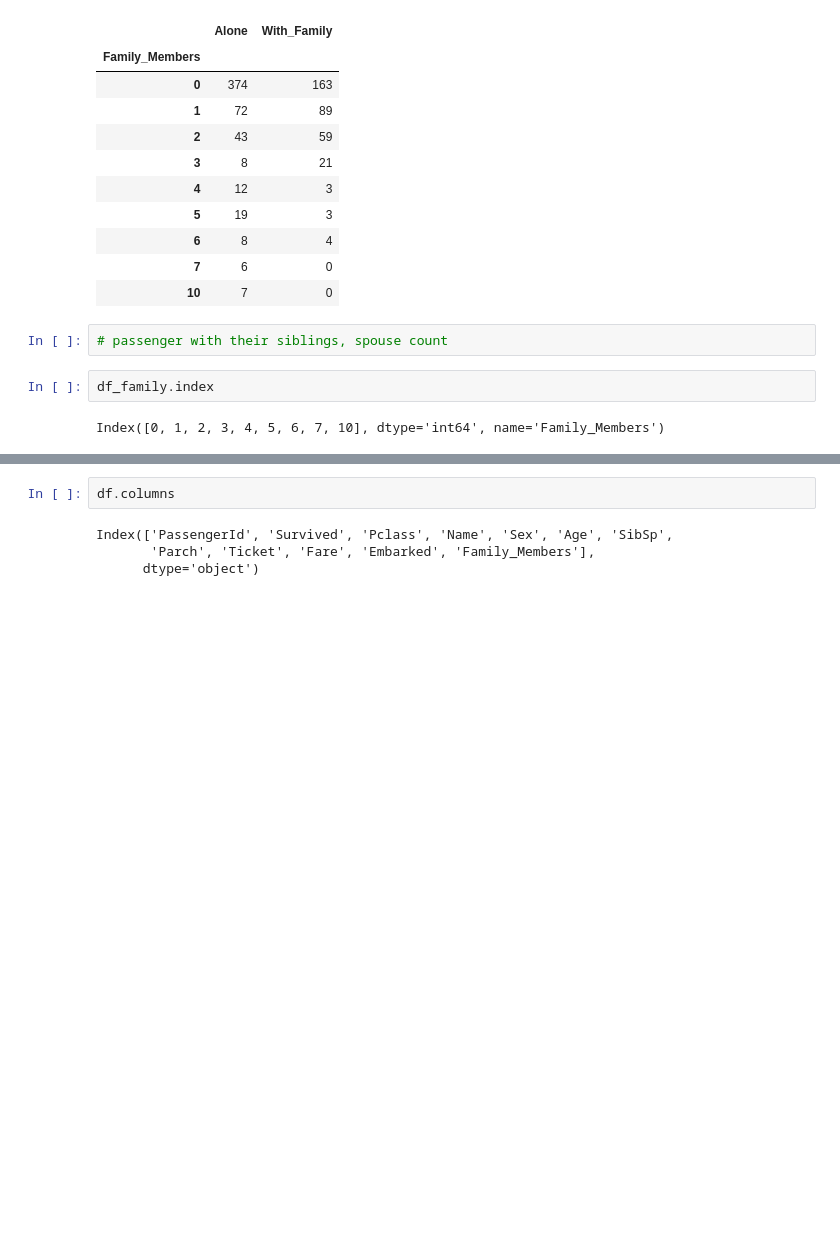
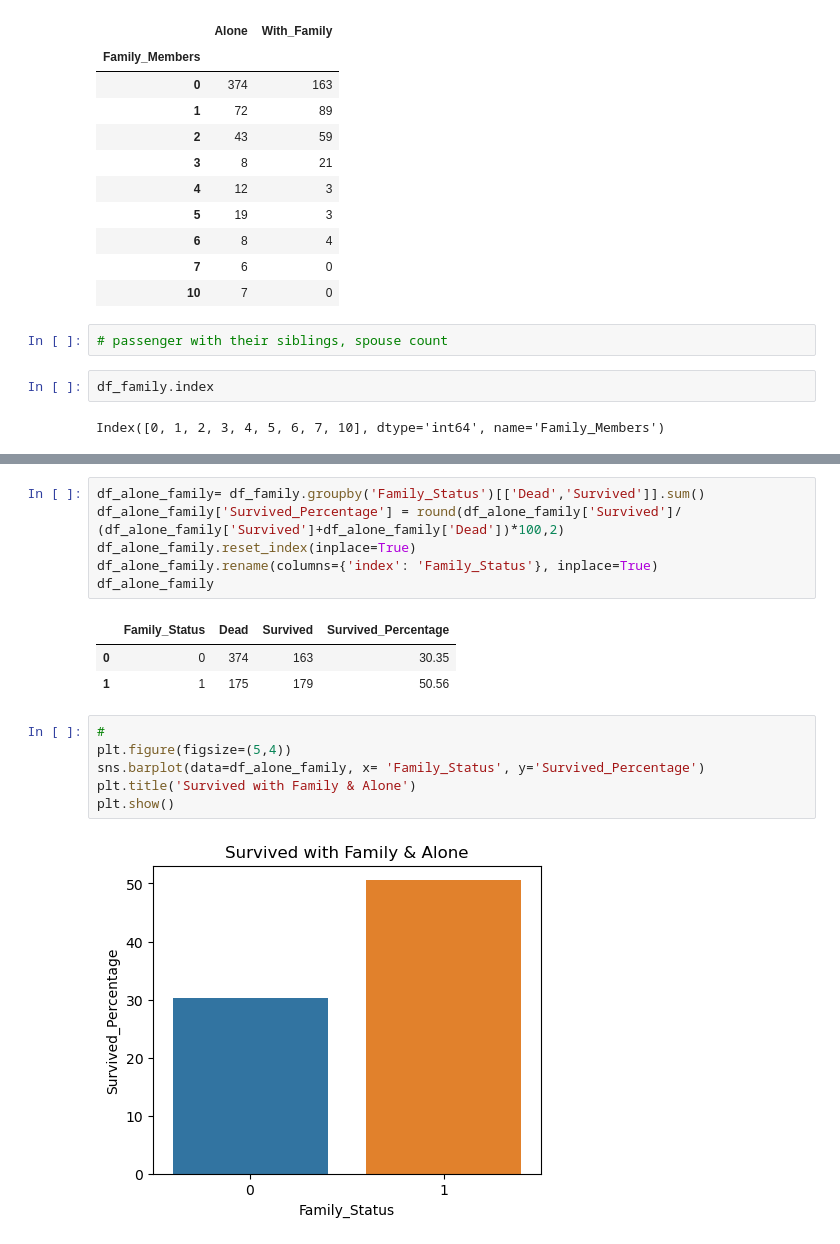
Before and after one commit to sagarbarge/Titanic-EDA-Modeling, a Jupyter notebook: Titanic_Competition_Sagar.ipynb, the cells around one changed output, grey strips where cells are left out. Cells and saved outputs as stored; diff of their text form; blank space fills up the shorter version.

```diff
--- a/Titanic_Competition_Sagar.ipynb
+++ b/Titanic_Competition_Sagar.ipynb
@@ -482,6 +477,18 @@ df
-# %%
-df.columns
-# %% [output]
-Index(['PassengerId', 'Survived', 'Pclass', 'Name', 'Sex', 'Age', 'SibSp',
-       'Parch', 'Ticket', 'Fare', 'Embarked', 'Family_Members'],
-      dtype='object')
+# %%
+df_alone_family= df_family.groupby('Family_Status')[['Dead','Survived']].sum()
+df_alone_family['Survived_Percentage'] = round(df_alone_family['Survived']/ (df_alone_family['Survived']+df_alone_family['Dead'])*100,2)
+df_alone_family.reset_index(inplace=True)
+df_alone_family.rename(columns={'index': 'Family_Status'}, inplace=True)
+df_alone_family
+# %% [output]
+|  | Family_Status | Dead | Survived | Survived_Percentage |
+| 0 | 0 | 374 | 163 | 30.35 |
+| 1 | 1 | 175 | 179 | 50.56 |
+# %%
+#
+plt.figure(figsize=(5,4))
+sns.barplot(data=df_alone_family, x= 'Family_Status', y='Survived_Percentage')
+plt.title('Survived with Family & Alone')
+plt.show()
+# %% [output]
+[figure, added]
```
Also changed, not shown: parts of 16 cells of this notebook.
